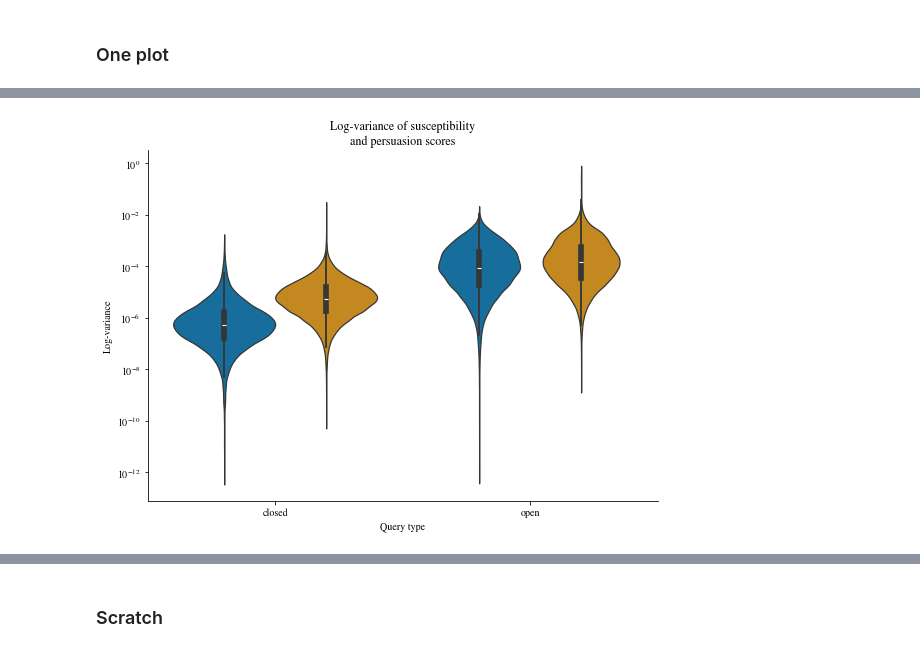
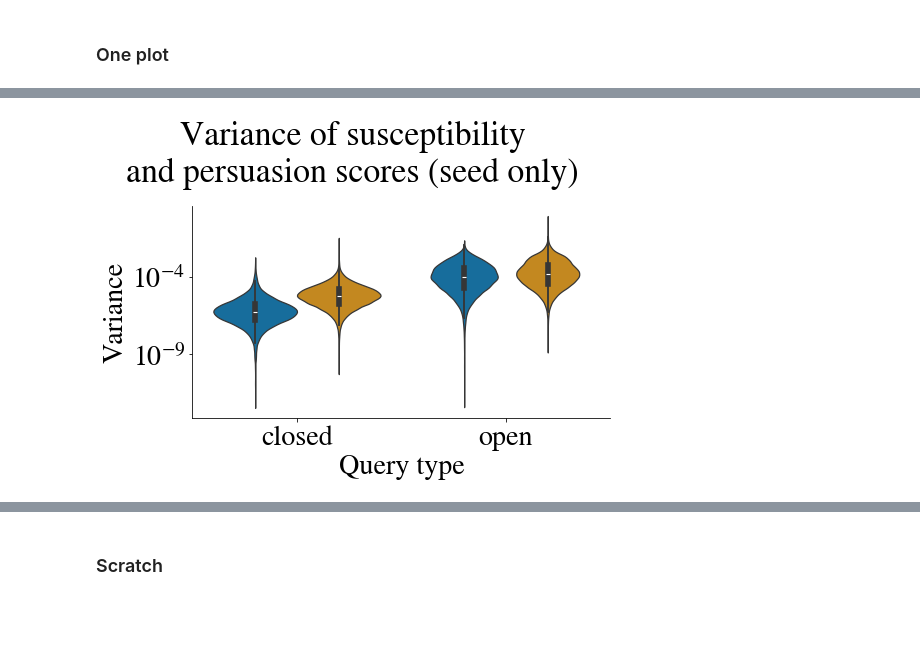
Before and after one commit to kdu4108/measureLM, a Jupyter notebook: summarize.ipynb, the cells around one changed output, grey strips where cells are left out. Drawn from its saved outputs; the diff is of its cells as text; code cells hidden in the pictures; blank space fills up the shorter version.

```diff
--- a/summarize.ipynb
+++ b/summarize.ipynb
@@ -48,7 +40,9 @@ please provide us feedback at https://github.com/pandas-dev/pandas/issues/54466
 # %% [output]
 /cluster/work/cotterell/kdu/measureLM
 # %%
+from mpl_styles import *
 import matplotlib
+import seaborn as sns
 
 # matplotlib.rcParams['mathtext.fontset'] = 'custom'
 matplotlib.rcParams["mathtext.rm"] = "Bitstream Vera Sans"
@@ -58,13 +52,24 @@ matplotlib.rcParams["mathtext.fontset"] = "stix"
 matplotlib.rcParams["font.family"] = "STIXGeneral"
 matplotlib.rcParams["font.size"] = "28"
 
-
 matplotlib.rcParams["axes.spines.right"] = False
 matplotlib.rcParams["axes.spines.top"] = False
 matplotlib.rcParams["axes.facecolor"] = "white"
 matplotlib.rcParams["savefig.facecolor"] = "white"
 
-palette = sns.color_palette("colorblind", 5)[2:4]
-# sns.set_palette(palette)
+palette = sns.color_palette("colorblind")
+sns.set_palette(palette)
+ENTITY_COLOR = palette[0]
+CONTEXT_COLOR = palette[1]
+
+OPEN_COLOR = palette[2]
+CLOSED_COLOR = palette[3]
+LINE_COLOR = palette[7]
+
+REAL_COLOR = palette[5]
+FAKE_COLOR = palette[7]
+DIFF_COLOR = palette[6]
+
 matplotlib.pyplot.title(r"ABC123 vs $\mathrm{ABC123}^{123}$")
+matplotlib.rcParams["mathtext.rm"]
 # %% [output]
@@ -114,6 +119,7 @@ entity_types = json.dumps(
 query_types = json.dumps(
     ["closed", "open"], separators=(",", ":")
 )  # separators is important to remove spaces from the string. This is important downstream for bash to be able to read the whole list.
+context_types = json.dumps(["base"], separators=(",", ":"))
 
 answer_map = dict()
 # answer_map = {0: [" No", " no", " NO", "No", "no", "NO"], 1: [" Yes", " yes", " YES", "Yes", "yes", "YES"]}
@@ -181,6 +187,7 @@ for ds, rdp in dataset_names_and_rdps:
                                 OVERWRITE=False,
                                 ENTITY_TYPES=json.loads(entity_types),
                                 QUERY_TYPES=json.loads(query_types),
+                                CONTEXT_TYPES=json.loads(context_types),
                                 ANSWER_MAP=json.loads(answer_map_in_tokens)
                                 if json.loads(answer_map_in_tokens)
                                 else None,
@@ -263,6 +270,7 @@ scores_df.drop(columns=["contexts", "persuasion_scores_kl"]).to_csv(
 )
 scores_df["ENTITY_TYPES"] = scores_df["ENTITY_TYPES"].apply(lambda x: tuple(x))
 scores_df["QUERY_TYPES"] = scores_df["QUERY_TYPES"].apply(lambda x: tuple(x))
+scores_df["CONTEXT_TYPES"] = scores_df["CONTEXT_TYPES"].apply(lambda x: tuple(x))
 scores_df.info()
 # %% [output]
 <class 'pandas.core.frame.DataFrame'>
@@ -758,27 +776,27 @@ combined_df.head(1)
 # %%
 palette = sns.color_palette("colorblind", 5)
 sns.set_palette(palette)
 fig, ax = plt.subplots(figsize=(8, 6))
 sns.violinplot(
     data=combined_df,
     x="query_type",
     y="var",
     # y="log_var",
     hue="score_type",
     dodge=True,
     order=sorted(combined_df["query_type"].unique()),
     hue_order=reversed(sorted(combined_df["score_type"].unique())),
     legend=None,
     log_scale=True,
 )
 ax.set_xlabel("Query type")
-ax.set_ylabel("Log-variance")
-ax.set_title("Log-variance of susceptibility\nand persuasion scores")
+ax.set_ylabel("Variance")
+fig.suptitle("Variance of susceptibility\nand persuasion scores (seed only)", y=0.9)
 # fig.suptitle("Log-variance of sus. and per. scores")
 plt.tight_layout()
 
 plot_name = f"plot_variance_both_scores"
 save_path = os.path.join(analysis_dir, f"{plot_name}.pdf")
 fig.savefig(save_path, bbox_inches="tight")
 # %% [output]
-[figure, old version]
+[figure, new version]
```
Also changed, not shown: parts of 22 cells of this notebook, 12 other files.
